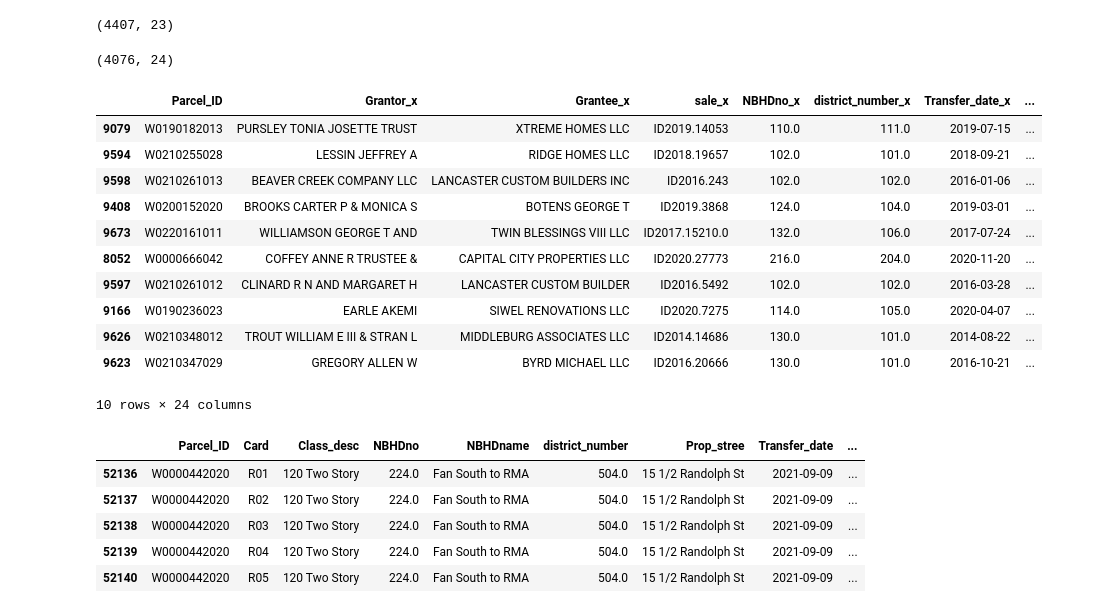
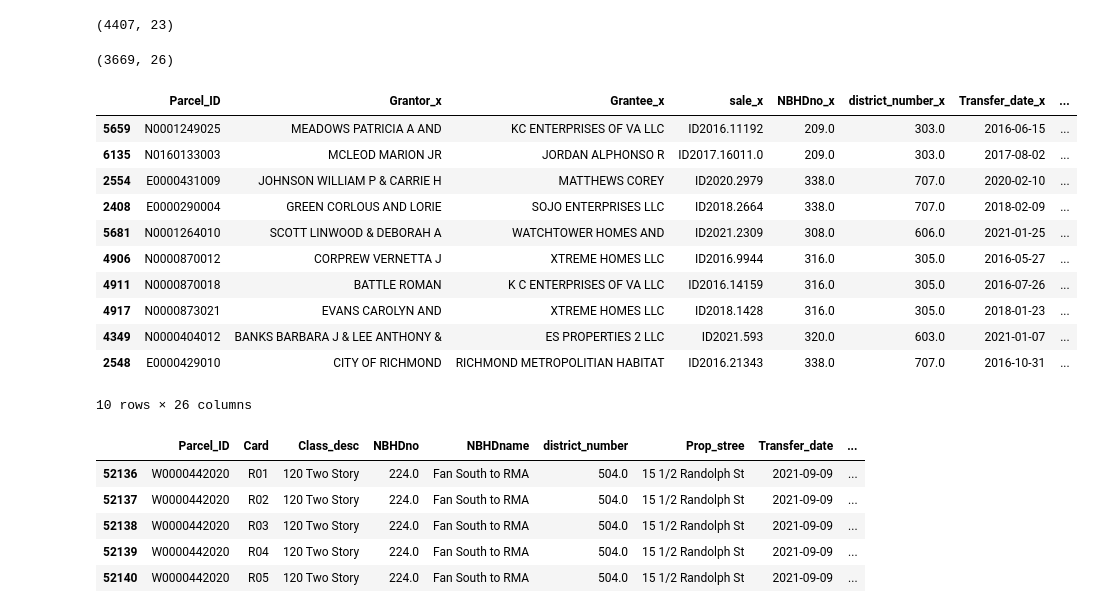
Before and after one commit to kfinity/ric-house-flip, a Jupyter notebook: flip analysis.ipynb, the cells around one changed output. Cells and saved outputs as stored; diff of their text form; code cells hidden in the pictures.

```diff
--- a/flip analysis.ipynb
+++ b/flip analysis.ipynb
@@ -9,6 +9,12 @@ df['PropClass'] = pd.to_numeric(df['Class_desc'].str[:3], errors='coerce')
 # filter to SFH only
 # 43081 out of 55053 transfers were single-family homes
 df = df.loc[df['PropClass'].isin([101,110,115,120,130,150])]
+
+# Remove some specific outliers that are not really SFH
+df = df.loc[~df['Parcel_ID'].str.strip().isin(['S0002610015','E0000884025','E0000429010','E0000378003'])]
+# %%
+# Fix Parcel_ID just in case
+df['Parcel_ID'] = df['Parcel_ID'].str.strip()
 # %% [markdown]
 We have a couple of markers for identifying flips vs. new housing:
 
@@ -90,31 +96,38 @@ flips.shape
 # %%
 # drop flips where the first sale was 0 sq ft - probably a vacant lot
 flips = flips.loc[flips['FinSize_x']>0]
+# also drop flips where a house was razed and a new one built (9 rows)
+flips = flips.loc[flips['YrBuilt_x']<=flips['YrBuilt_y']]
+# drop flips where the house is newly built (~400 rows)
+flips['age'] = flips['year'] - flips['YrBuilt_y']
+flips = flips.loc[flips['age']>=2]
 flips.shape
 # %% [output]
-(4076, 24)
+(3669, 26)
 # %%
 # let's add the difference in sq.footage - a good sign of a serious renovation
 flips['size_diff'] = flips['FinSize_y'] - flips['FinSize_x']
+# also ROI
+flips['roi'] = (flips['price_diff'] / flips['Consideration_x']) *100
 # %%
 #flips.shape
 #flips.sort_values(['price_diff']).tail(20)
 
 #
-flips.loc[~flips['size_diff'].isna()].sort_values(['price_diff']).tail(10)
+flips.loc[flips['Consideration_y']<500000].sort_values(['price_diff']).tail(10)
 # %% [output]
 |  | Parcel_ID | Grantor_x | Grantee_x | sale_x | NBHDno_x | district_number_x | Transfer_date_x | ... |
-| 9079 | W0190182013 | PURSLEY TONIA JOSETTE TRUST | XTREME HOMES LLC | ID2019.14053 | 110.0 | 111.0 | 2019-07-15 | ... |
-| 9594 | W0210255028 | LESSIN JEFFREY A | RIDGE HOMES LLC | ID2018.19657 | 102.0 | 101.0 | 2018-09-21 | ... |
-| 9598 | W0210261013 | BEAVER CREEK COMPANY LLC | LANCASTER CUSTOM BUILDERS INC | ID2016.243 | 102.0 | 102.0 | 2016-01-06 | ... |
-| 9408 | W0200152020 | BROOKS CARTER P & MONICA S | BOTENS GEORGE T | ID2019.3868 | 124.0 | 104.0 | 2019-03-01 | ... |
-| 9673 | W0220161011 | WILLIAMSON GEORGE T AND | TWIN BLESSINGS VIII LLC | ID2017.15210.0 | 132.0 | 106.0 | 2017-07-24 | ... |
-| 8052 | W0000666042 | COFFEY ANNE R TRUSTEE & | CAPITAL CITY PROPERTIES LLC | ID2020.27773 | 216.0 | 204.0 | 2020-11-20 | ... |
-| 9597 | W0210261012 | CLINARD R N AND MARGARET H | LANCASTER CUSTOM BUILDER | ID2016.5492 | 102.0 | 102.0 | 2016-03-28 | ... |
-| 9166 | W0190236023 | EARLE AKEMI | SIWEL RENOVATIONS LLC | ID2020.7275 | 114.0 | 105.0 | 2020-04-07 | ... |
-| 9626 | W0210348012 | TROUT WILLIAM E III & STRAN L | MIDDLEBURG ASSOCIATES LLC | ID2014.14686 | 130.0 | 101.0 | 2014-08-22 | ... |
-| 9623 | W0210347029 | GREGORY ALLEN W | BYRD MICHAEL LLC | ID2016.20666 | 130.0 | 101.0 | 2016-10-21 | ... |
+| 5659 | N0001249025 | MEADOWS PATRICIA A AND | KC ENTERPRISES OF VA LLC | ID2016.11192 | 209.0 | 303.0 | 2016-06-15 | ... |
+| 6135 | N0160133003 | MCLEOD MARION JR | JORDAN ALPHONSO R | ID2017.16011.0 | 209.0 | 303.0 | 2017-08-02 | ... |
+| 2554 | E0000431009 | JOHNSON WILLIAM P & CARRIE H | MATTHEWS COREY | ID2020.2979 | 338.0 | 707.0 | 2020-02-10 | ... |
+| 2408 | E0000290004 | GREEN CORLOUS AND LORIE | SOJO ENTERPRISES LLC | ID2018.2664 | 338.0 | 707.0 | 2018-02-09 | ... |
+| 5681 | N0001264010 | SCOTT LINWOOD & DEBORAH A | WATCHTOWER HOMES AND | ID2021.2309 | 308.0 | 606.0 | 2021-01-25 | ... |
+| 4906 | N0000870012 | CORPREW VERNETTA J | XTREME HOMES LLC | ID2016.9944 | 316.0 | 305.0 | 2016-05-27 | ... |
+| 4911 | N0000870018 | BATTLE ROMAN | K C ENTERPRISES OF VA LLC | ID2016.14159 | 316.0 | 305.0 | 2016-07-26 | ... |
+| 4917 | N0000873021 | EVANS CAROLYN AND | XTREME HOMES LLC | ID2018.1428 | 316.0 | 305.0 | 2018-01-23 | ... |
+| 4349 | N0000404012 | BANKS BARBARA J & LEE ANTHONY & | ES PROPERTIES 2 LLC | ID2021.593 | 320.0 | 603.0 | 2021-01-07 | ... |
+| 2548 | E0000429010 | CITY OF RICHMOND | RICHMOND METROPOLITIAN HABITAT | ID2016.21343 | 338.0 | 707.0 | 2016-10-31 | ... |
-10 rows × 24 columns
+10 rows × 26 columns
 # %%
 # Ugh. So some parcels are sub-divided into "Cards" which indicate detached "Extensions" separate from the main house.
 # need to go back up and merge these records with a groupby + agg/sum
```
Also changed, not shown: parts of 12 cells of this notebook, 10 other files.
